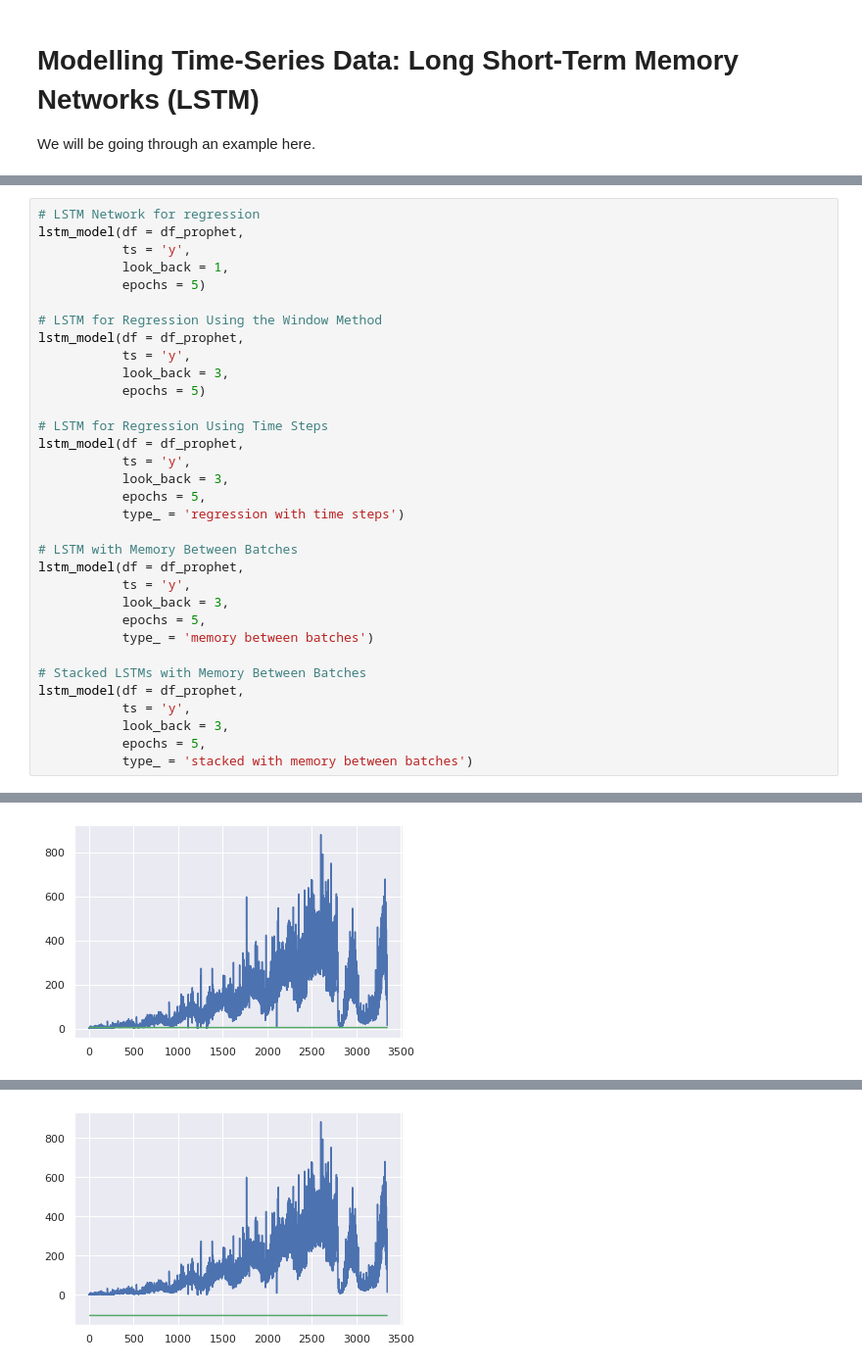
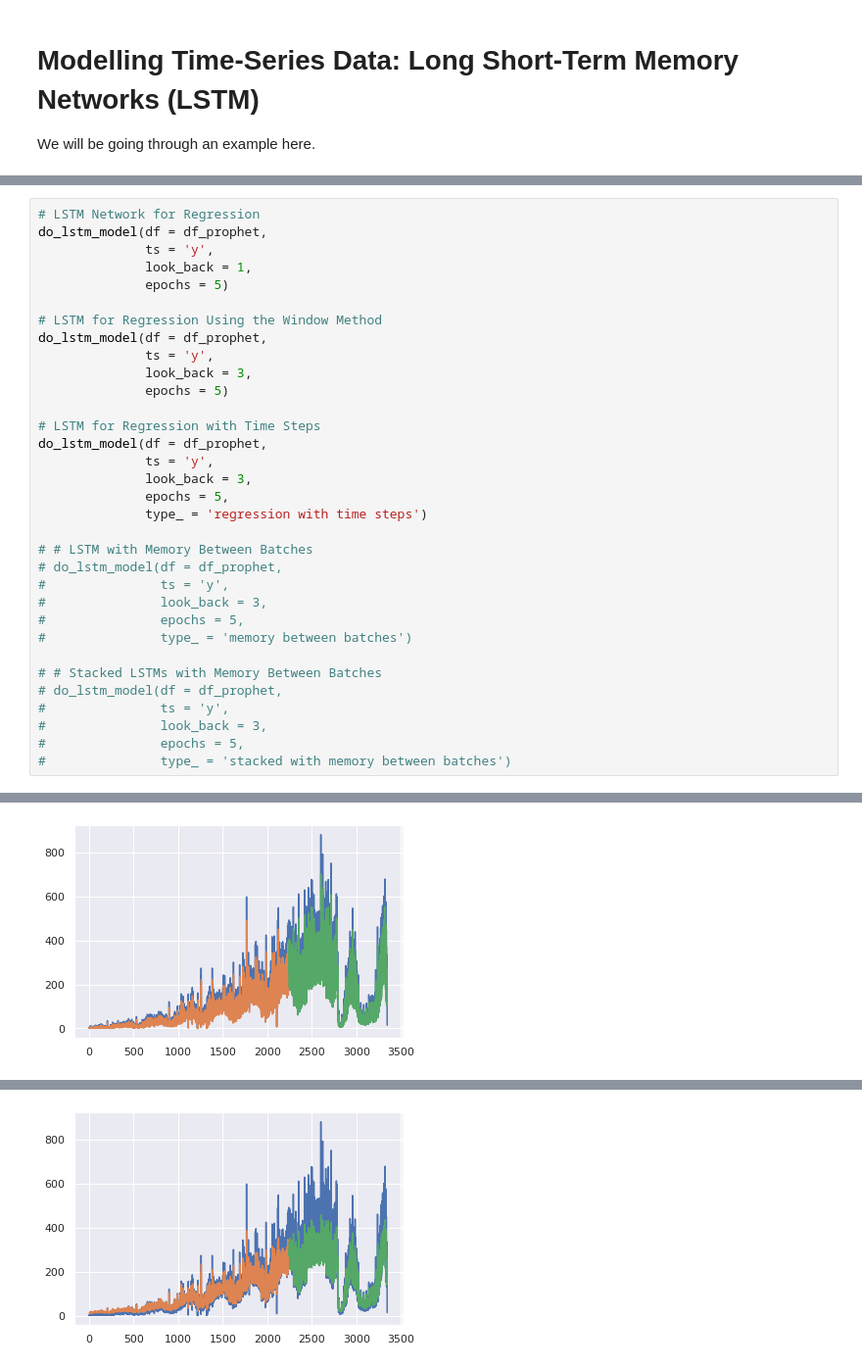
Before and after one commit to rohitnikam1/Time_Series_Forecasting, a Jupyter notebook: Time_Series_Forecasting.ipynb, the cells around one changed output, grey strips where cells are left out. Shown at 98% size. Cells and saved outputs as stored; diff of their text form.

Commit message:
modified LSTM function

```diff
--- a/Time_Series_Forecasting.ipynb
+++ b/Time_Series_Forecasting.ipynb
@@ -909,37 +918,37 @@ def lstm_model(df,
 
   return
 # %%
-# LSTM Network for regression
-lstm_model(df = df_prophet,
-           ts = 'y',
-           look_back = 1,
-           epochs = 5)
+# LSTM Network for Regression
+do_lstm_model(df = df_prophet,
+              ts = 'y',
+              look_back = 1,
+              epochs = 5)
 
 # LSTM for Regression Using the Window Method
-lstm_model(df = df_prophet,
-           ts = 'y',
-           look_back = 3,
-           epochs = 5)
+do_lstm_model(df = df_prophet,
+              ts = 'y',
+              look_back = 3,
+              epochs = 5)
 
-# LSTM for Regression Using Time Steps
-lstm_model(df = df_prophet,
-           ts = 'y',
-           look_back = 3,
-           epochs = 5,
-           type_ = 'regression with time steps')
+# LSTM for Regression with Time Steps
+do_lstm_model(df = df_prophet,
+              ts = 'y',
+              look_back = 3,
+              epochs = 5,
+              type_ = 'regression with time steps')
 
-# LSTM with Memory Between Batches
-lstm_model(df = df_prophet,
-           ts = 'y',
-           look_back = 3,
-           epochs = 5,
-           type_ = 'memory between batches')
+# # LSTM with Memory Between Batches
+# do_lstm_model(df = df_prophet,
+#               ts = 'y',
+#               look_back = 3,
+#               epochs = 5,
+#               type_ = 'memory between batches')
 
-# Stacked LSTMs with Memory Between Batches
-lstm_model(df = df_prophet,
-           ts = 'y',
-           look_back = 3,
-           epochs = 5,
-           type_ = 'stacked with memory between batches')
+# # Stacked LSTMs with Memory Between Batches
+# do_lstm_model(df = df_prophet,
+#               ts = 'y',
+#               look_back = 3,
+#               epochs = 5,
+#               type_ = 'stacked with memory between batches')
 # %% [output]
 Epoch 1/5
@@ -957,2 +966,2 @@ Test Score: 1.57 RMSE
-[figure, old version]
+[figure, new version]
 Epoch 1/5
@@ -970,2 +979,2 @@ Test Score: 0.65 RMSE
-[figure, old version]
+[figure, new version]
 Epoch 1/5
```
Also changed, not shown: parts of 4 cells of this notebook.
